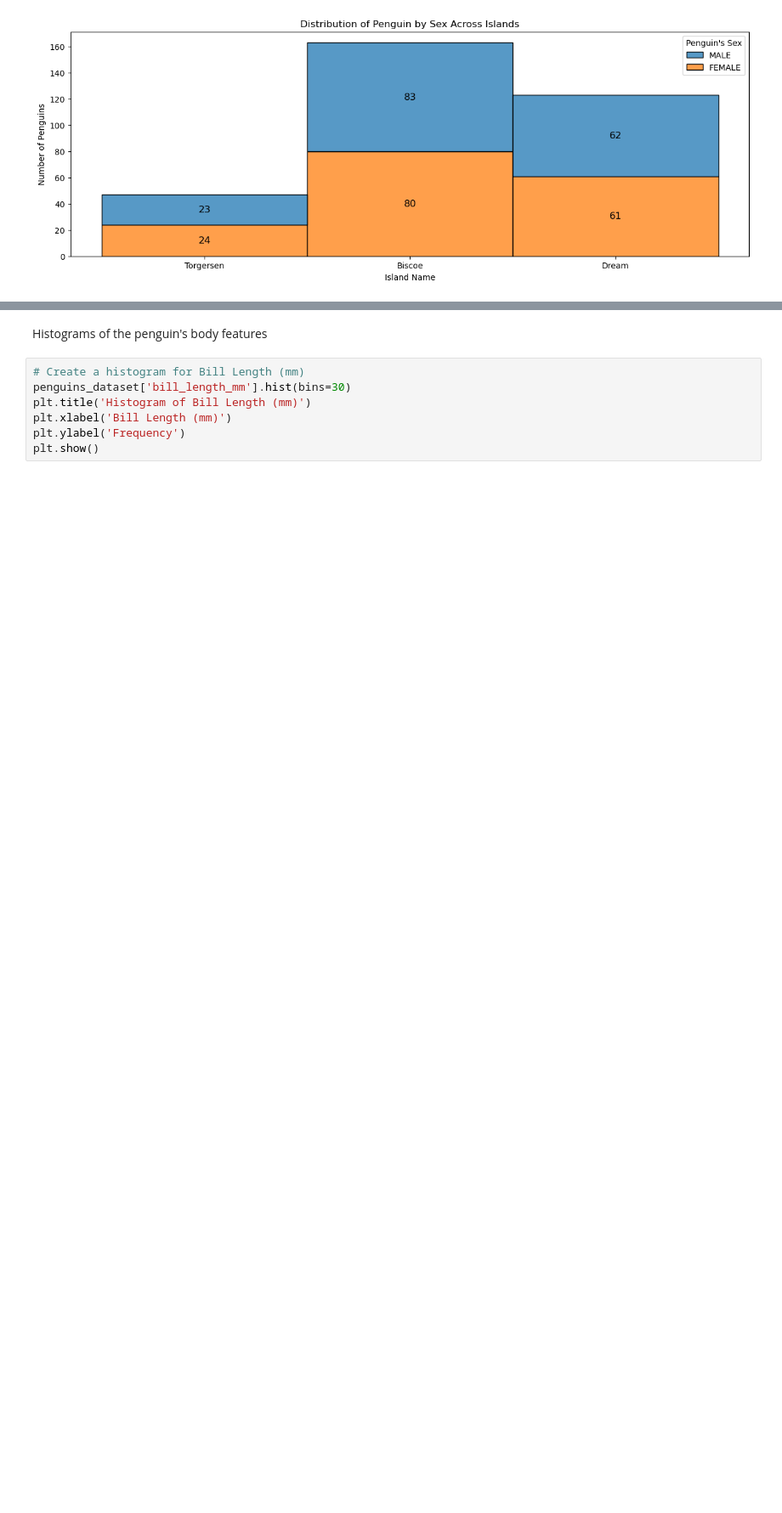
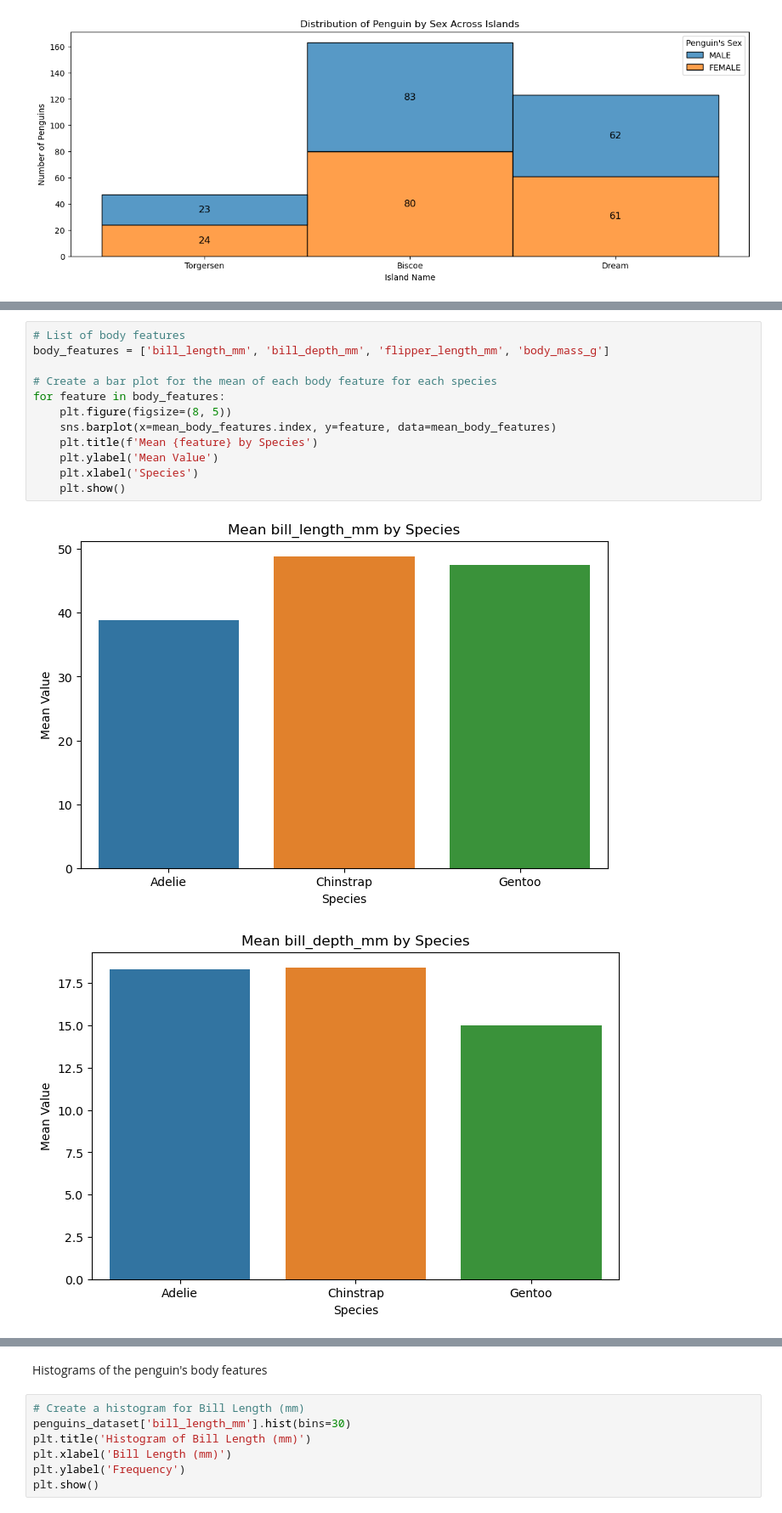
Before and after one commit to kronos164/Principles-of-Data-Analitics, a Jupyter notebook: penguings.ipynb, the cells around one changed output, grey strips where cells are left out. Shown: that part at 85% size. Saved outputs shown, nothing was run; the diff lists cells and outputs as text; blank space fills up the shorter version.

```diff
--- a/penguings.ipynb
+++ b/penguings.ipynb
@@ -222,0 +259,15 @@ plt.show()
+# %%
+# List of body features
+body_features = ['bill_length_mm', 'bill_depth_mm', 'flipper_length_mm', 'body_mass_g']
+
+# Create a bar plot for the mean of each body feature for each species
+for feature in body_features:
+    plt.figure(figsize=(8, 5))
+    sns.barplot(x=mean_body_features.index, y=feature, data=mean_body_features)
+    plt.title(f'Mean {feature} by Species')
+    plt.ylabel('Mean Value')
+    plt.xlabel('Species')
+    plt.show()
+# %% [output]
+[figure, added]
+[figure, added]
```
Also changed, not shown: parts of 20 cells of this notebook.
